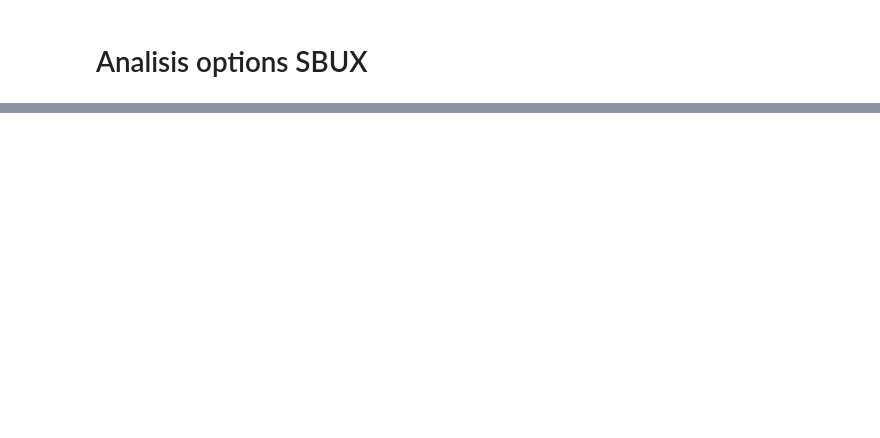
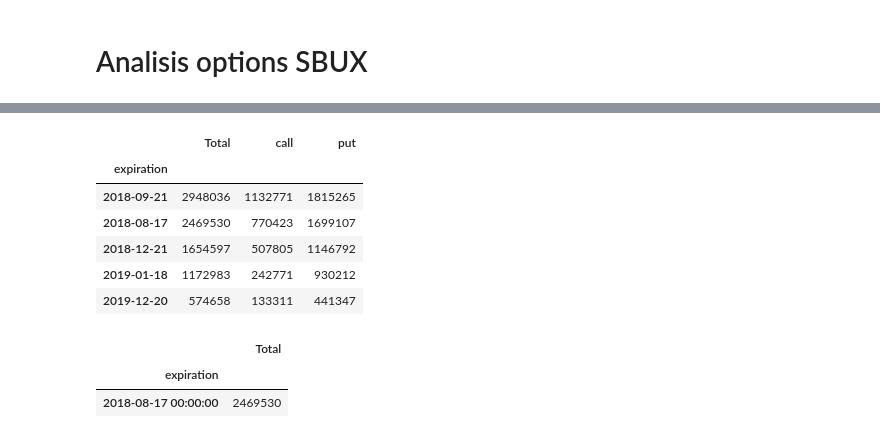
Before and after one commit to veigaco/quantum, a Jupyter notebook: Modeling/Query_SBUX.ipynb, the cells around one changed output, grey strips where cells are left out. Drawn from its saved outputs; the diff is of its cells as text; code cells hidden in the pictures; blank space fills up the shorter version.

```diff
--- a/Modeling/Query_SBUX.ipynb
+++ b/Modeling/Query_SBUX.ipynb
@@ -294,0 +348,27 @@ options_sbux
+# %%
+aux_options=aux_options[aux_options.days>30]
+oi_total=pd.DataFrame(aux_options.groupby('expiration')['Open Interest'].sum())
+oi_total.columns=["Total"]
+oi_total.head()
+oi_call=pd.DataFrame(aux_options[aux_options.type=="call"].groupby('expiration')['Open Interest'].sum())
+oi_call.columns=["call"]
+oi_call.head()
+oi_put=pd.DataFrame(aux_options[aux_options.type=="put"].groupby('expiration')['Open Interest'].sum())
+oi_put.columns=["put"]
+final=pd.concat([oi_total,oi_call,oi_put],axis=1)
+final.head()
+final.sort_values(["Total"], ascending=False).head(5)
+# %% [output]
+|  | Total | call | put |
+| expiration |  |  |  |
+| 2018-09-21 | 2948036 | 1132771 | 1815265 |
+| 2018-08-17 | 2469530 | 770423 | 1699107 |
+| 2018-12-21 | 1654597 | 507805 | 1146792 |
+| 2019-01-18 | 1172983 | 242771 | 930212 |
+| 2019-12-20 | 574658 | 133311 | 441347 |
+# %%
+oi_total[oi_total.index=='2018-08-17 00:00:00']
+# %% [output]
+|  | Total |
+| expiration |  |
+| 2018-08-17 00:00:00 | 2469530 |
```
Also changed, not shown: parts of 10 cells of this notebook, 9 other files.
